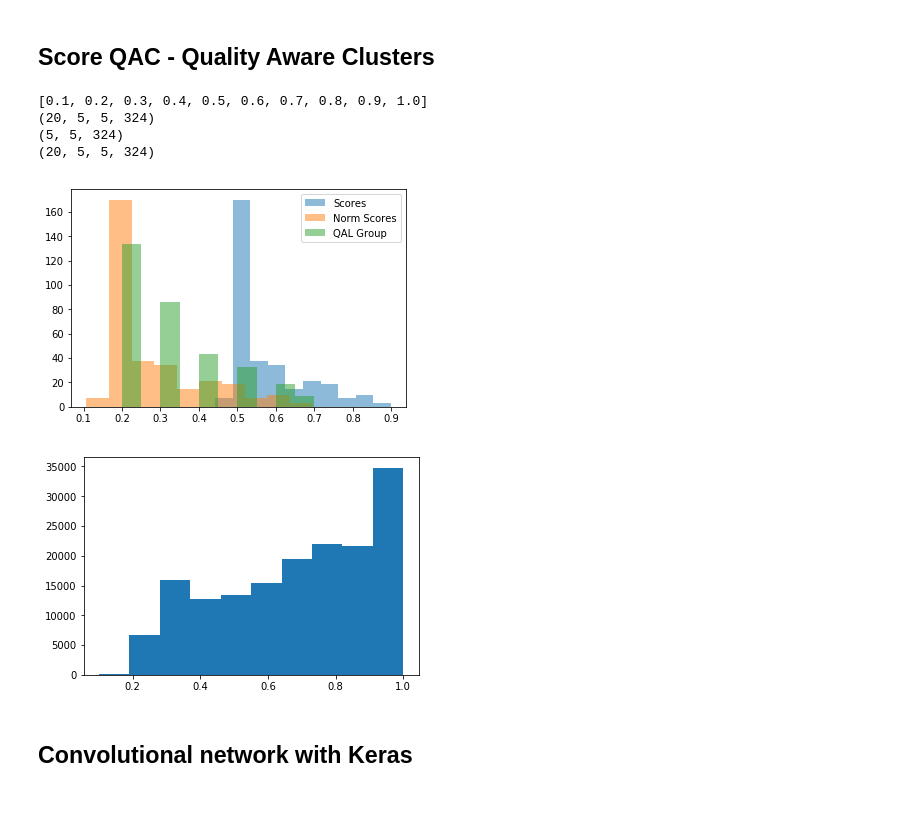
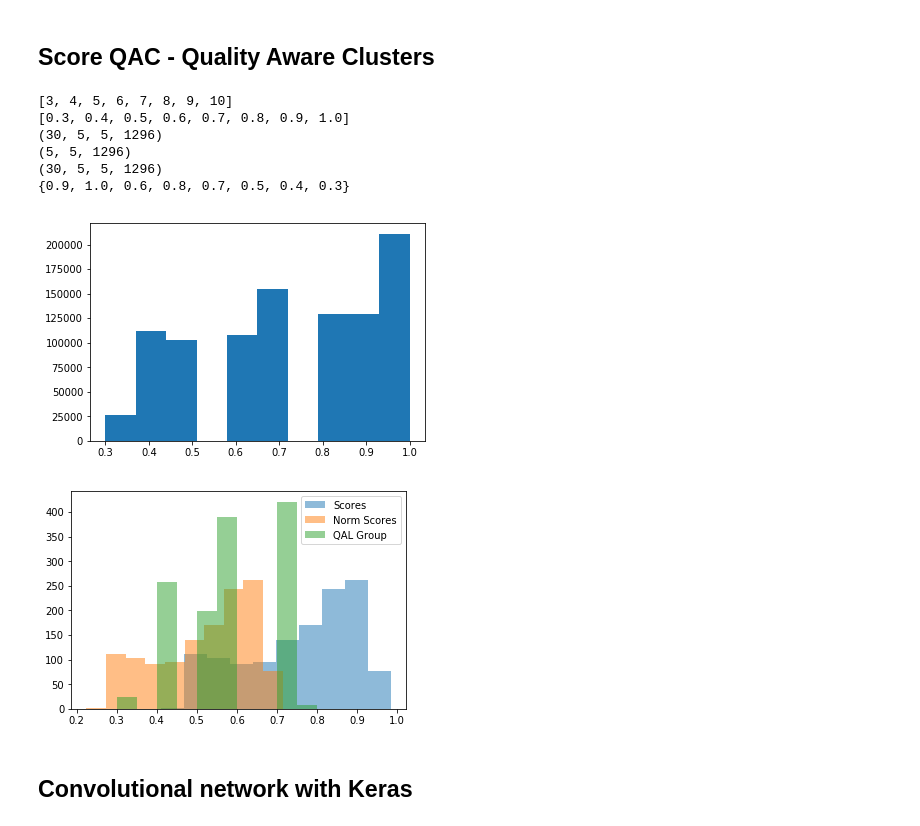
Before and after one commit to adifatol/BIQA, a Jupyter notebook: convNetwork.ipynb, the cells around one changed output. Drawn from its saved outputs; the diff is of its cells as text; code cells hidden in the pictures.

```diff
--- a/convNetwork.ipynb
+++ b/convNetwork.ipynb
@@ -85,7 +85,7 @@ Images found:  ['monument', 'redwood', 'elk', 'rushmore', 'family', 'snow_leaves
 DISTORT = ['blur','contrast','fnoise', 'jpeg', 'jpeg2000']
 DISTORT_EXT = ['BLUR','contrast','fnoise', 'JPEG', 'jpeg2000']
 Q_LEVELS = ['1','2','3','4','5']
-NR_IMG = 20 # 'ALL' 10, 20 ...
+NR_IMG = 'ALL' # 'ALL' 10, 20 ...
 
 if NR_IMG == 'ALL':
   NR_IMG = len(img_list)
@@ -170,7 +170,7 @@ Requirement already satisfied: tqdm in /usr/local/lib/python3.6/dist-packages (4
 
 
 OWH = 512 # 512 x 512
-WH = 28 #
+WH = 14 #
 WINDOW_SHAPE = (WH,WH,3)
 PATCH_COUNT = int(int(OWH / WH) * int(OWH / WH))
 
@@ -243,7 +243,7 @@ min(np.array(scores).flatten())
 # %%
 def the_C_constant(batch):
   all_sum = sum(batch)
-  percentile = 50
+  percentile = 30
   batch_percentile = np.percentile(batch,percentile)
   omega_p_sum = sum([i for i in batch if i <= batch_percentile])
   c = all_sum / (percentile * omega_p_sum)
@@ -322,45 +322,54 @@ min scores 0.3623808596584809, min norm_scores 0.0, max scores 1.0, max norm_sco
 # Define The Score Levels used in QAC
 
 L = 10 # The Score Levels used in QAC
-Gl = list(range(1,L+1))
-Gl[:] = [x / L for x in Gl]
+SA = 3 # start class
+Gl = list(range(SA,L+1))
+print(Gl)
+Gl[:] = [x / 10 for x in Gl]
 
 one_group = [[np.zeros(PATCH_COUNT) for x in range(dim_dist)] for y in range(dim_q)]
 G = [np.copy(one_group) for x in range(dim_len)]
+
+classes = set([])
 
 print(Gl)
 print(np.array(G).shape)
 print(np.array(one_group).shape)
 print(np.array(norm_scores).shape)
 
 for i in range(0,dim_len):
   for d in range(0,dim_dist):
     for q in range(0,dim_q):
 # for i in range(ri,i+1):
 #   for d in range(rd,rd+1):
 #     for q in range(rq,rq+1):
       for p,score in enumerate(norm_scores[i][d][q]):
-        G[i][d][q][p] = Gl[L-1]
+        G[i][d][q][p] = Gl[L-SA]
         for score_l in Gl:
           if score <= score_l:
             G[i][d][q][p] = score_l
+            classes.add(score_l)
             break
+
+print(classes)
+
+plt.hist(np.array(G).flatten())
+plt.show()
 
 plt.hist(scores[ri][rd][rq], alpha=0.5, label='Scores')
 plt.hist(norm_scores[ri][rd][rq], alpha=0.5, label='Norm Scores')
 plt.hist(G[ri][rd][rq], alpha=0.5, label='QAL Group')
 plt.legend(loc='upper right')
 plt.show()
-
-plt.hist(np.array(G).flatten())
-plt.show()
 # %% [output]
-[0.1, 0.2, 0.3, 0.4, 0.5, 0.6, 0.7, 0.8, 0.9, 1.0]
-(20, 5, 5, 324)
-(5, 5, 324)
-(20, 5, 5, 324)
+[3, 4, 5, 6, 7, 8, 9, 10]
+[0.3, 0.4, 0.5, 0.6, 0.7, 0.8, 0.9, 1.0]
+(30, 5, 5, 1296)
+(5, 5, 1296)
+(30, 5, 5, 1296)
+{0.9, 1.0, 0.6, 0.8, 0.7, 0.5, 0.4, 0.3}
-[figure, old version]
+[figure, new version]
-[figure, old version]
+[figure, new version]
 # %% [markdown]
 ## Convolutional network with Keras
 # %% [markdown]
```
Also changed, not shown: parts of 22 cells of this notebook.
